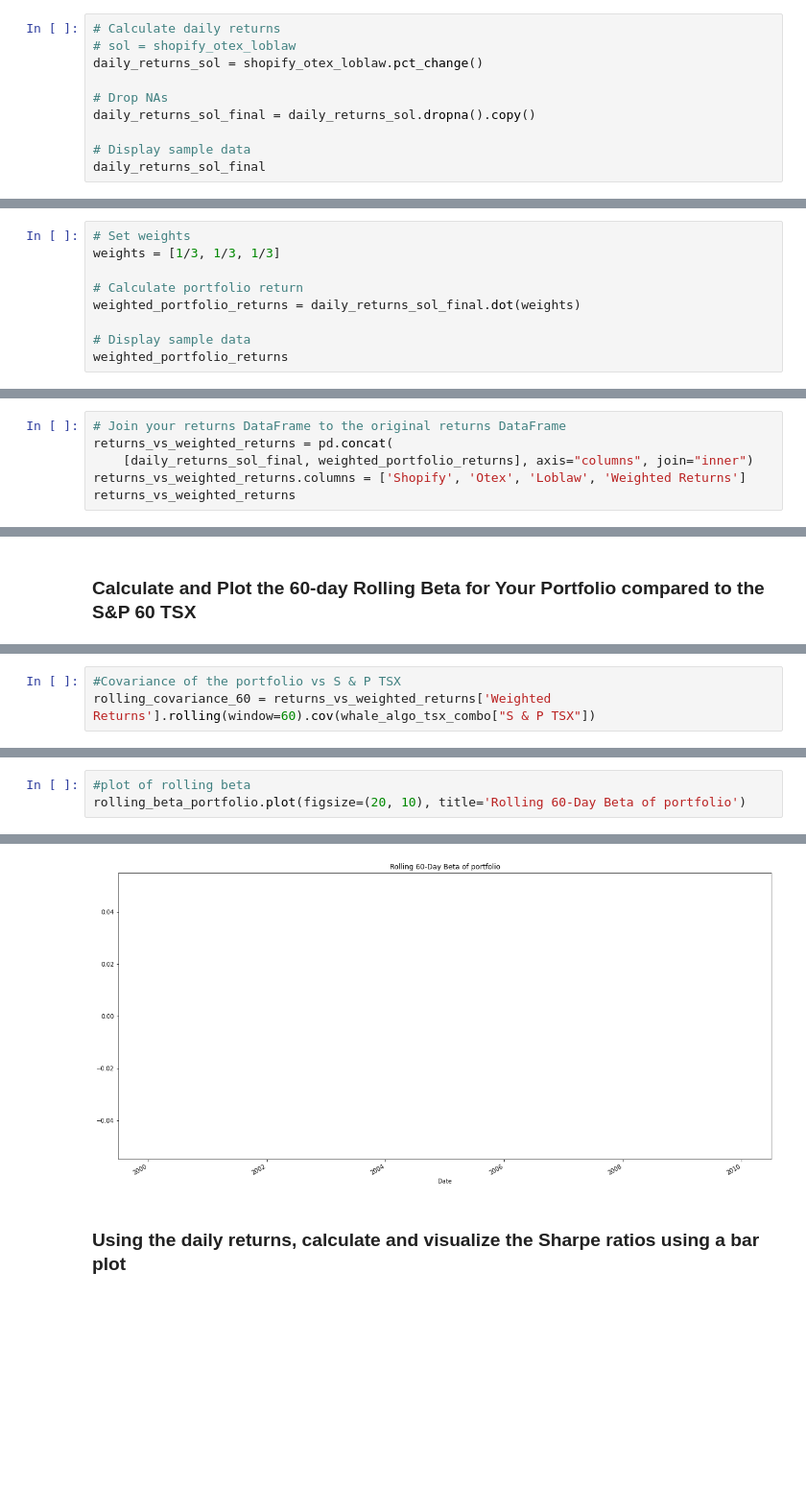
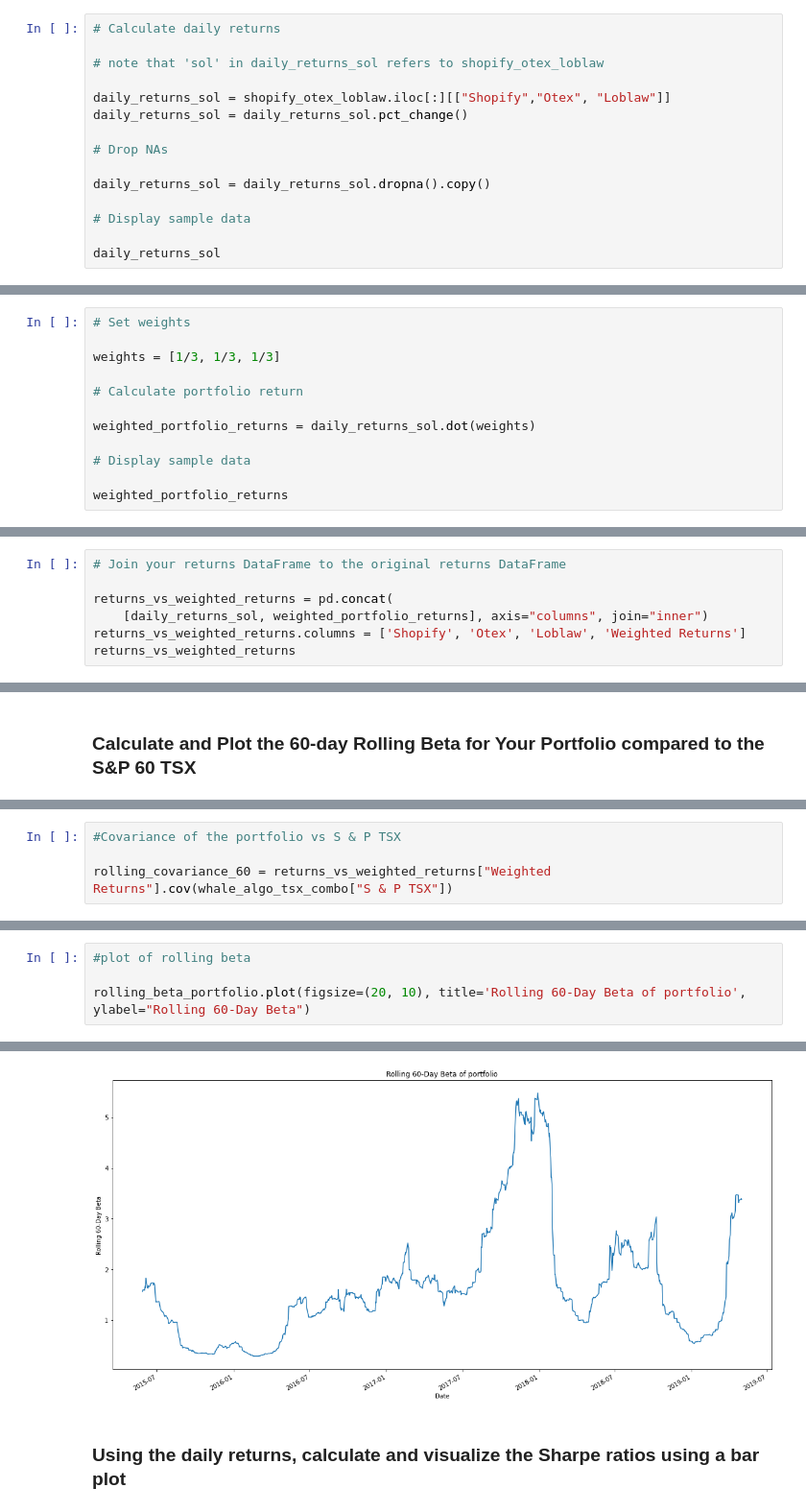
Before and after one commit to simongs10/Whale-of-portfolio-homework, a Jupyter notebook: Week 4_whale_analysis.ipynb, the cells around one changed output, grey strips where cells are left out. Shown at 96% size. Saved outputs shown, nothing was run; the diff lists cells and outputs as text; blank space fills up the shorter version.

```diff
--- a/Week 4_whale_analysis.ipynb
+++ b/Week 4_whale_analysis.ipynb
@@ -530,13 +536,18 @@ shopify_otex_loblaw
 963 rows × 3 columns
 # %%
 # Calculate daily returns
-# sol = shopify_otex_loblaw
-daily_returns_sol = shopify_otex_loblaw.pct_change()
+
+# note that 'sol' in daily_returns_sol refers to shopify_otex_loblaw
+
+daily_returns_sol = shopify_otex_loblaw.iloc[:][["Shopify","Otex", "Loblaw"]]
+daily_returns_sol = daily_returns_sol.pct_change()
 
 # Drop NAs
-daily_returns_sol_final = daily_returns_sol.dropna().copy()
+
+daily_returns_sol = daily_returns_sol.dropna().copy()
 
 # Display sample data
-daily_returns_sol_final
+
+daily_returns_sol
 # %% [output]
 |  | Shopify | Otex | Loblaw |
@@ -557,11 +567,14 @@ daily_returns_sol_final
 ## Calculate the weighted returns for the portfolio assuming an equal number of shares for each stock
 # %%
 # Set weights
+
 weights = [1/3, 1/3, 1/3]
 
 # Calculate portfolio return
-weighted_portfolio_returns = daily_returns_sol_final.dot(weights)
+
+weighted_portfolio_returns = daily_returns_sol.dot(weights)
 
 # Display sample data
+
 weighted_portfolio_returns
 # %% [output]
@@ -582,8 +594,9 @@ Length: 962, dtype: float64
 ## Join your portfolio returns to the DataFrame that contains all of the portfolio returns
 # %%
 # Join your returns DataFrame to the original returns DataFrame
+
 returns_vs_weighted_returns = pd.concat(
-    [daily_returns_sol_final, weighted_portfolio_returns], axis="columns", join="inner")
+    [daily_returns_sol, weighted_portfolio_returns], axis="columns", join="inner")
 returns_vs_weighted_returns.columns = ['Shopify', 'Otex', 'Loblaw', 'Weighted Returns']
 returns_vs_weighted_returns
 # %% [output]
@@ -654,6 +672,7 @@ sns.heatmap(correlation, vmin=-1, vmax=1)
 rolling_sptx_variance = whale_algo_tsx_combo["S & P TSX"].rolling(window=60).var()
 # %%
 #Covariance of the portfolio vs S & P TSX
-rolling_covariance_60 = returns_vs_weighted_returns['Weighted Returns'].rolling(window=60).cov(whale_algo_tsx_combo["S & P TSX"])
+
+rolling_covariance_60 = returns_vs_weighted_returns["Weighted Returns"].cov(whale_algo_tsx_combo["S & P TSX"])
 # %%
 # rolling beta = rolling covariance / rolling variance
@@ -660,5 +680,6 @@ rolling_covariance_60 = returns_vs_weighted_returns['Weighted Returns'].rolling(
 rolling_beta_portfolio = rolling_covariance_60 / rolling_sptx_variance
 # %%
 #plot of rolling beta
-rolling_beta_portfolio.plot(figsize=(20, 10), title='Rolling 60-Day Beta of portfolio')
+
+rolling_beta_portfolio.plot(figsize=(20, 10), title='Rolling 60-Day Beta of portfolio', ylabel="Rolling 60-Day Beta")
 # %% [output]
@@ -666,3 +687,3 @@ rolling_beta_portfolio.plot(figsize=(20, 10), title='Rolling 60-Day Beta of port
-[figure, old version]
+[figure, new version]
 # %% [markdown]
 ### Using the daily returns, calculate and visualize the Sharpe ratios using a bar plot
```
Also changed, not shown: parts of 22 cells of this notebook, 1 other file.
